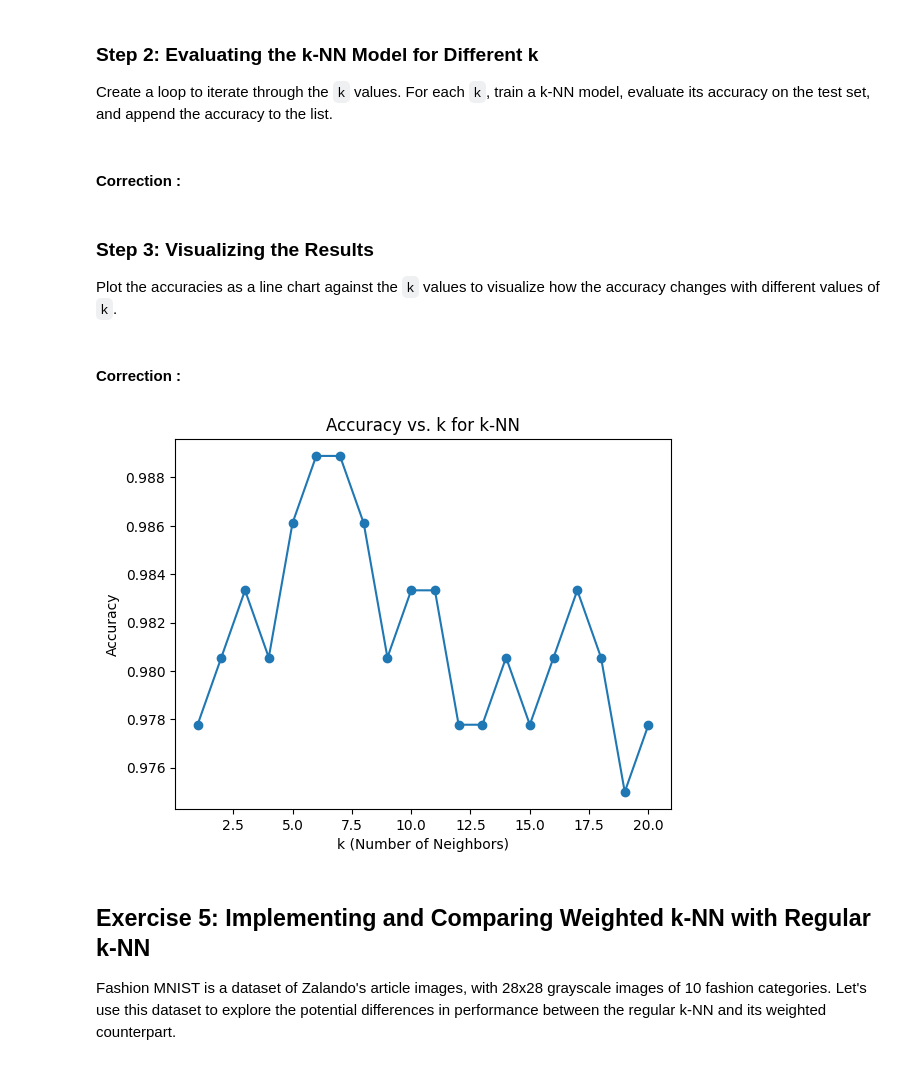
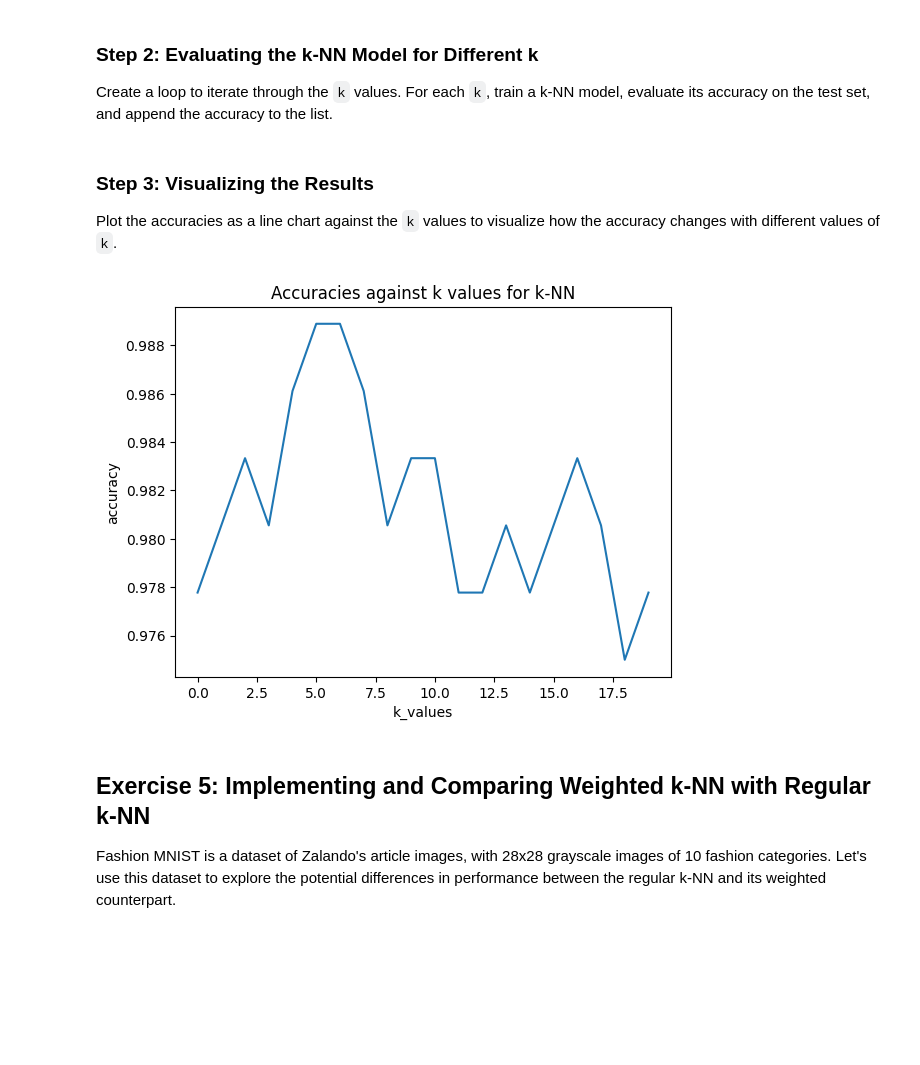
Before and after one commit to basilelt/fouille-de-donnees, a Jupyter notebook: knn/2_Knn.ipynb, the cells around one changed output. Saved outputs shown, nothing was run; the diff lists cells and outputs as text; code cells hidden in the pictures; blank space fills up the shorter version.

```diff
--- a/knn/2_Knn.ipynb
+++ b/knn/2_Knn.ipynb
@@ -139,5 +81,0 @@ The `KNeighborsClassifier` class in `sklearn.neighbors` is used to create a k-NN
-# %%
-from sklearn.neighbors import KNeighborsClassifier
-
-# Initialize the k-NN classifier with k=3
-knn_classifier = KNeighborsClassifier(n_neighbors=3)
@@ -250,6 +88,13 @@ In this exercise, we'll explore how the choice of `k` affects the accuracy of th
 
 Define a range of `k` values to test (e.g., from 1 to 20) and initialize an empty list to store the accuracy for each `k`.
 # %%
+from sklearn.model_selection import train_test_split
+from sklearn.datasets import load_digits
+import matplotlib.pyplot as plt
+
+digits = load_digits()
+X_train, X_test, y_train, y_test = train_test_split(digits.data, digits.target, test_size=0.2, random_state=42)
+
 # Define a range of k values and initialize a list to store accuracies
-k_values = ...
-accuracies = ...
+k_values = range(1, 21)
+accuracies = []
@@ -264,45 +103,29 @@ accuracies = []
 
 Create a loop to iterate through the `k` values. For each `k`, train a k-NN model, evaluate its accuracy on the test set, and append the accuracy to the list.
 # %%
+from sklearn.neighbors import KNeighborsClassifier
+from sklearn.metrics import accuracy_score
+
 # Iterate through the k values, train a k-NN model, and record the accuracy
 for k in k_values:
-    knn_classifier = ...
-    knn_classifier.fit(...)
-    knn_y_pred = ...
-    accuracy = ...
-    accuracies.append(...)
+    knn_classifier = KNeighborsClassifier(n_neighbors=k)
+    knn_classifier.fit(X_train, y_train)
+    knn_y_pred = knn_classifier.predict(X_test)
+    accuracy = accuracy_score(y_test, knn_y_pred)
+    accuracies.append(accuracy)
-# %% [markdown]
- #### Correction :
-# %%
-# Iterate through the k values, train a k-NN model, and record the accuracy
-for k in k_values:
-    knn_classifier = KNeighborsClassifier(n_neighbors=k)
-    knn_classifier.fit(X_train, y_train)
-    knn_y_pred = knn_classifier.predict(X_test)
-    accuracy = accuracy_score(y_test, knn_y_pred)
-    accuracies.append(accuracy)
 # %% [markdown]
 ### Step 3: Visualizing the Results
 
 Plot the accuracies as a line chart against the `k` values to visualize how the accuracy changes with different values of `k`.
 # %%
 # Plot the accuracies against the k values
-plt.plot(...)
-plt.xlabel(...)
-plt.ylabel(...)
-plt.title(...)
+plt.plot(accuracies)
+plt.xlabel("k_values")
+plt.ylabel("accuracy")
+plt.title("Accuracies against k values for k-NN")
 plt.show()
+# %% [output]
+[figure, added]
-# %% [markdown]
- #### Correction :
-# %%
-# Plot the accuracies against the k values
-plt.plot(k_values, accuracies, marker='o')
-plt.xlabel('k (Number of Neighbors)')
-plt.ylabel('Accuracy')
-plt.title('Accuracy vs. k for k-NN')
-plt.show()
-# %% [output]
-[figure, removed]
 # %% [markdown]
 ## **Exercise 5**: Implementing and Comparing Weighted k-NN with Regular k-NN
 
```
Also changed, not shown: parts of 39 cells of this notebook, 1 other file.
